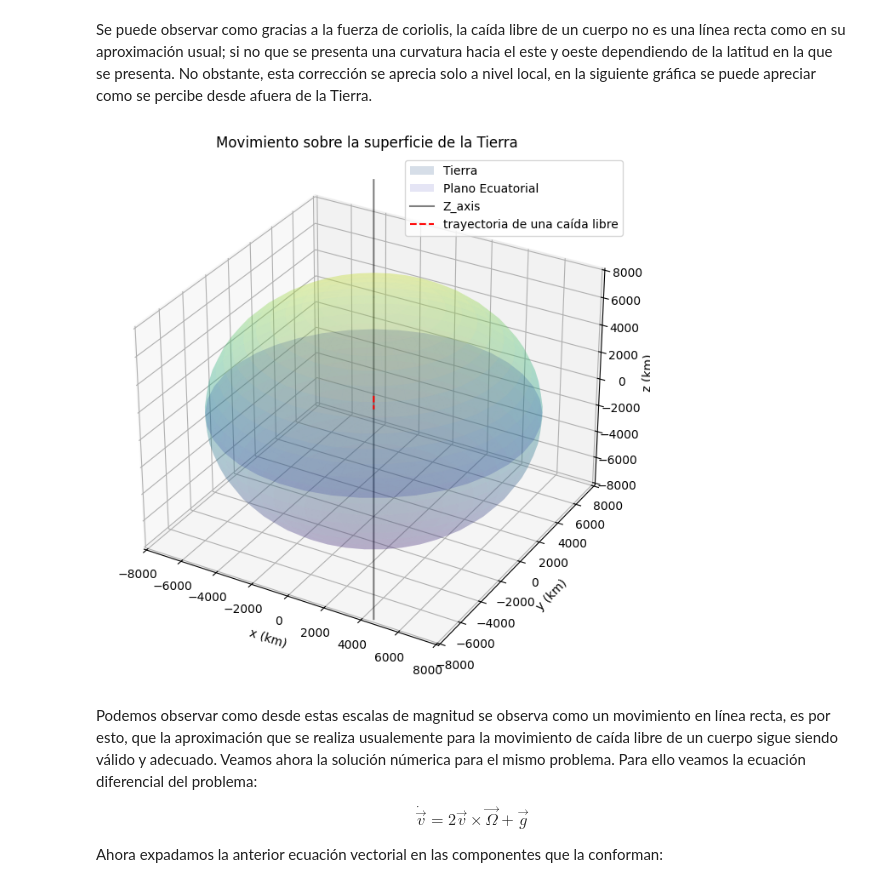
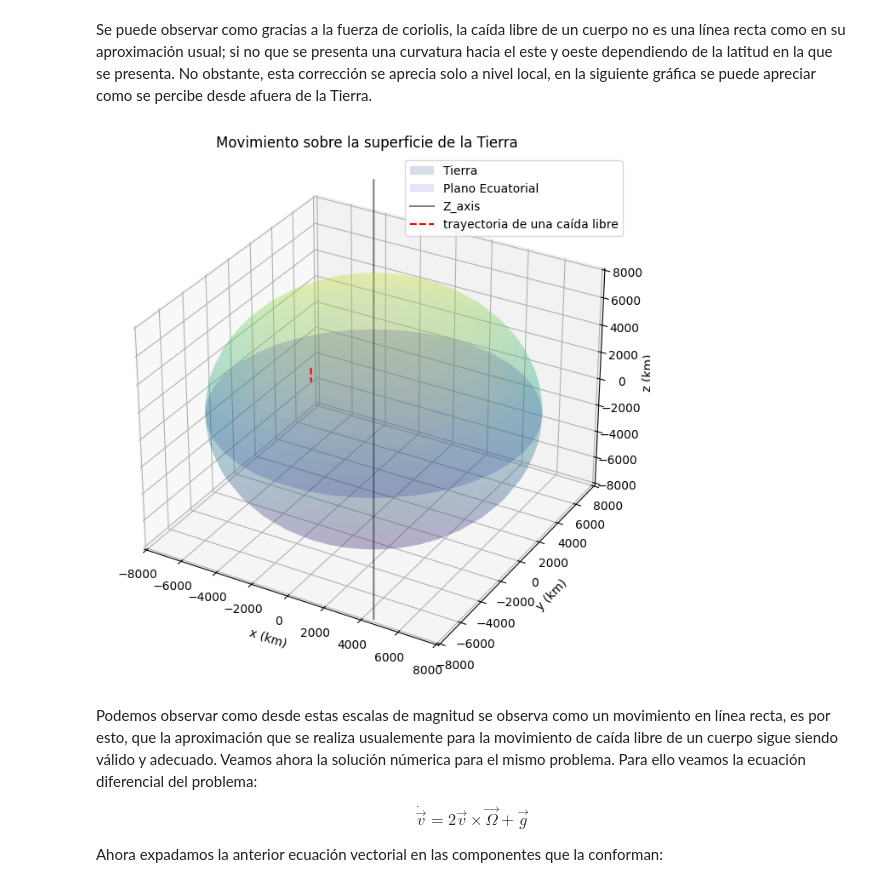
Before and after one commit to jerolg/FISICA_TEORICA_2, a Jupyter notebook: T2_Cuerpo_Rígido/Tarea02.ipynb, the cells around one changed output. Saved outputs shown, nothing was run; the diff lists cells and outputs as text; code cells hidden in the pictures.

```diff
--- a/T2_Cuerpo_Rígido/Tarea02.ipynb
+++ b/T2_Cuerpo_Rígido/Tarea02.ipynb
@@ -343,31 +356,31 @@ Se puede observar como gracias a la fuerza de coriolis, la caída libre de un cu
 # %%
 #GRAFICA
 
 PHI = np.linspace(0, np.pi, 30)
 THETA = np.linspace(0, 2 * np.pi, 40)
 PHI, THETA = np.meshgrid(PHI, THETA)
 x_sphere = RT * np.sin(PHI) * np.cos(THETA)
 y_sphere = RT * np.sin(PHI) * np.sin(THETA)
 z_sphere = RT * np.cos(PHI)
-
+phi = 3*np.pi/2
 fig = plt.figure(figsize = (8,8))
 ax = fig.add_subplot(111, projection='3d')
 ax.plot_surface(x_sphere, y_sphere, z_sphere, cmap='viridis', alpha=0.2, zorder=2, label = 'Tierra')
 ax.plot_surface(x_sphere, y_sphere, z_sphere*0, color='b', alpha=0.1, zorder=1, label = 'Plano Ecuatorial')
 ax.plot(x_sphere*0, y_sphere*0, z_sphere*2, color='black', alpha=0.5, label='Z_axis')
 
 #Trayectoria
-ax.plot(X, Y, Z, color='r', linewidth=1.5, zorder=5, label='trayectoria de una caída libre', linestyle='--')
+ax.plot(X+ +RT*np.sin(theta) *np.cos(phi), Y+RT*np.sin(theta) *np.sin(phi), Z + RT*np.cos(theta), color='r', linewidth=1.5, zorder=5, label='trayectoria de una caída libre', linestyle='--')
 ax.set_xlabel('x (km)')
 ax.set_ylabel('y (km)')
 ax.set_zlabel('z (km)')
 ax.set_xlim(-RT,RT), ax.set_ylim(-RT,RT), ax.set_zlim(-RT,RT)
 ax.set_title('Movimiento sobre la superficie de la Tierra')
 plt.legend()
 
 plt.show()
 # %% [output]
-[figure, old version]
+[figure, new version]
 # %% [markdown]
 Podemos observar como desde estas escalas de magnitud se observa como un movimiento en línea recta, es por esto, que la aproximación que se realiza usualemente para la movimiento de caída libre de un cuerpo sigue siendo válido y adecuado. Veamos ahora la solución númerica para el mismo problema. Para ello veamos la ecuación diferencial del problema:
 
```
Also changed, not shown: parts of 29 cells of this notebook.
